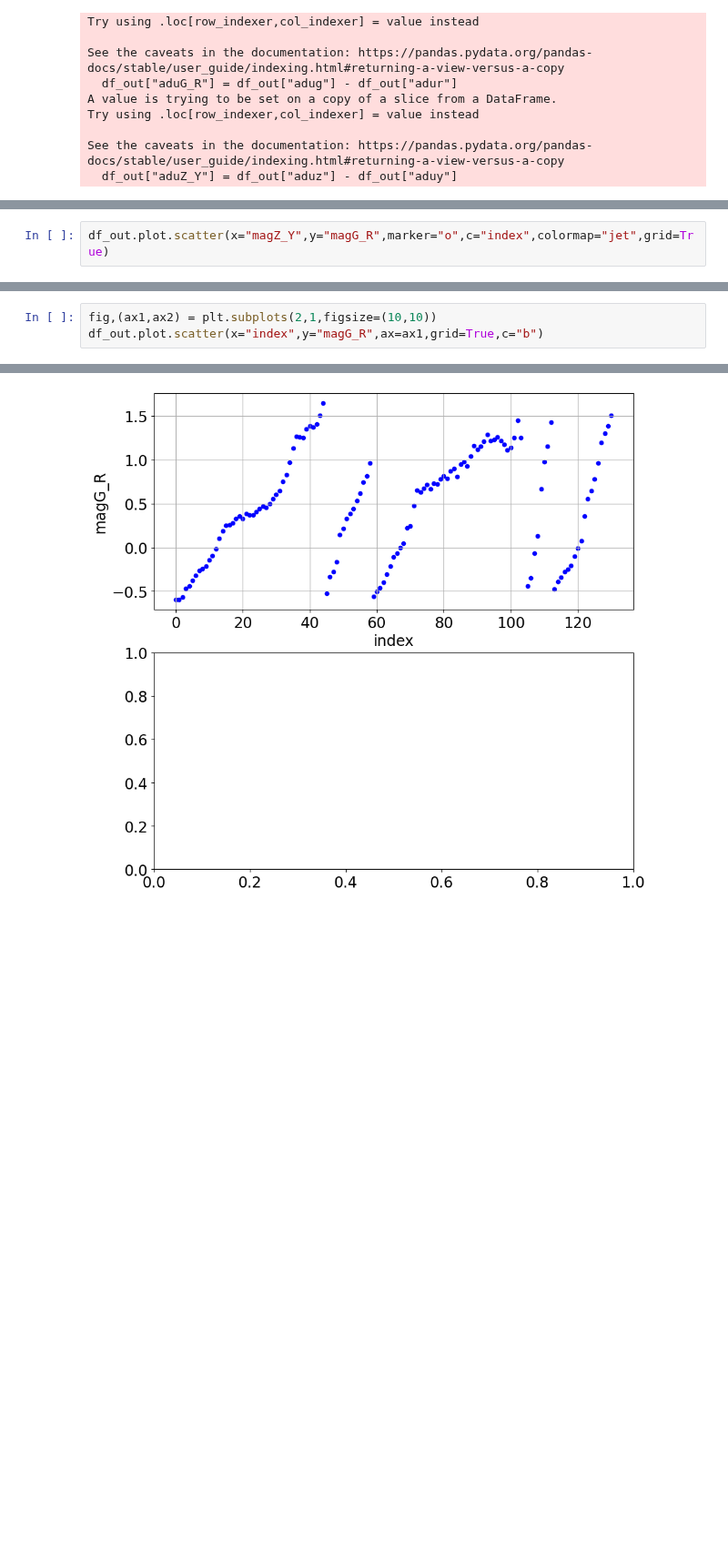
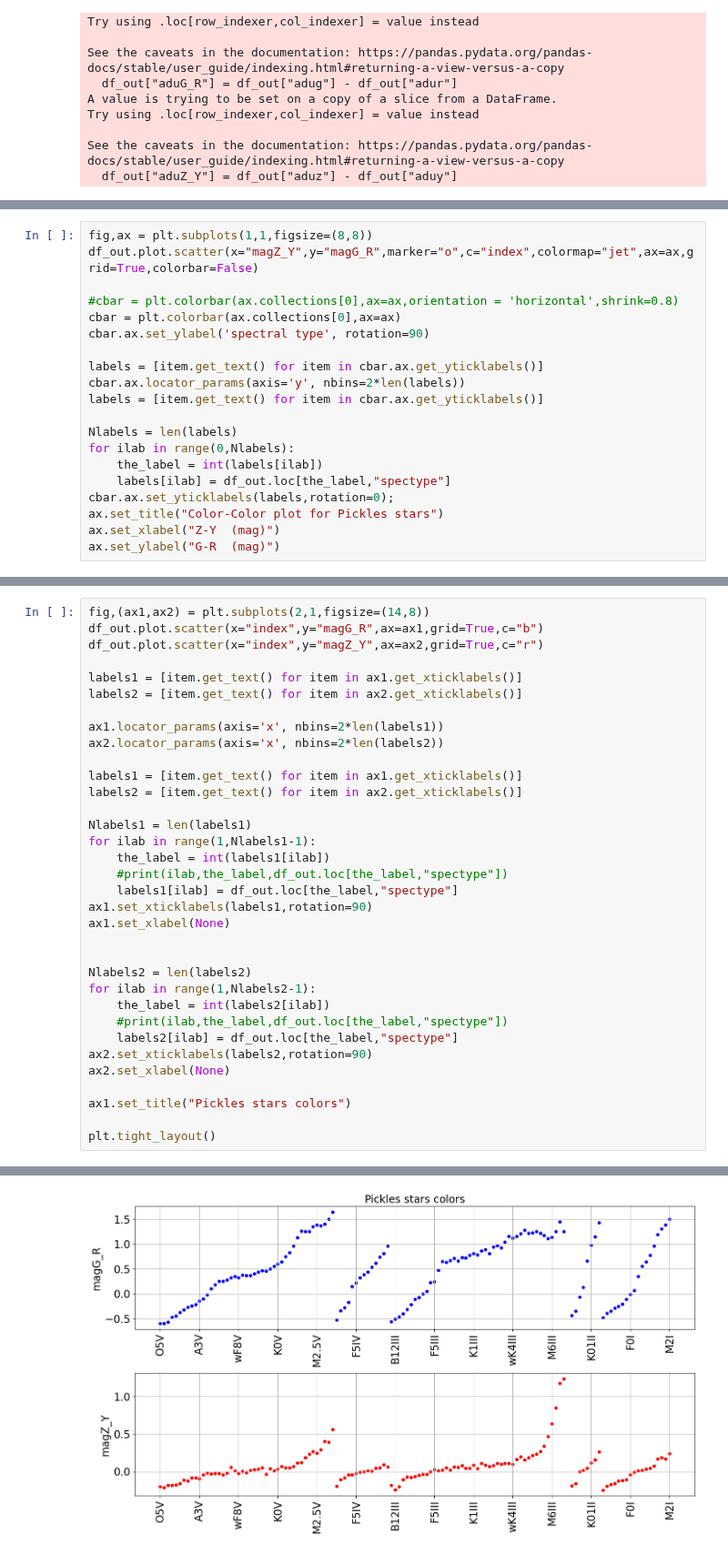
Before and after one commit to sylvielsstfr/RubinLSSTPhotometricCorrTuto, a Jupyter notebook: notebooks/06_SEDPicklesColors/ComputeMagnitudesPickles_auxtelSDSSfilters.ipynb, the cells around one changed output, grey strips where cells are left out. Shown at 91% size. Saved outputs shown, nothing was run; the diff lists cells and outputs as text; blank space fills up the shorter version.

```diff
--- a/notebooks/06_SEDPicklesColors/ComputeMagnitudesPickles_auxtelSDSSfilters.ipynb
+++ b/notebooks/06_SEDPicklesColors/ComputeMagnitudesPickles_auxtelSDSSfilters.ipynb
@@ -416,3 +453,21 @@ df_out.plot.scatter(x="aduZ_Y",y="aduG_R",marker="o",c="index",colormap="jet",gr
 # %%
-df_out.plot.scatter(x="magZ_Y",y="magG_R",marker="o",c="index",colormap="jet",grid=True)
+fig,ax = plt.subplots(1,1,figsize=(8,8))
+df_out.plot.scatter(x="magZ_Y",y="magG_R",marker="o",c="index",colormap="jet",ax=ax,grid=True,colorbar=False)
+
+#cbar = plt.colorbar(ax.collections[0],ax=ax,orientation = 'horizontal',shrink=0.8)
+cbar = plt.colorbar(ax.collections[0],ax=ax)
+cbar.ax.set_ylabel('spectral type', rotation=90)
+
+labels = [item.get_text() for item in cbar.ax.get_yticklabels()]
+cbar.ax.locator_params(axis='y', nbins=2*len(labels))
+labels = [item.get_text() for item in cbar.ax.get_yticklabels()]
+
+Nlabels = len(labels)
+for ilab in range(0,Nlabels):
+    the_label = int(labels[ilab])
+    labels[ilab] = df_out.loc[the_label,"spectype"]
+cbar.ax.set_yticklabels(labels,rotation=0);
+ax.set_title("Color-Color plot for Pickles stars")
+ax.set_xlabel("Z-Y  (mag)")
+ax.set_ylabel("G-R  (mag)")
 # %% [output]
@@ -421,4 +476,35 @@ df_out.plot.scatter(x="magZ_Y",y="magG_R",marker="o",c="index",colormap="jet",gr
 # %%
-fig,(ax1,ax2) = plt.subplots(2,1,figsize=(10,10))
+fig,(ax1,ax2) = plt.subplots(2,1,figsize=(14,8))
 df_out.plot.scatter(x="index",y="magG_R",ax=ax1,grid=True,c="b")
+df_out.plot.scatter(x="index",y="magZ_Y",ax=ax2,grid=True,c="r")
+
+labels1 = [item.get_text() for item in ax1.get_xticklabels()]
+labels2 = [item.get_text() for item in ax2.get_xticklabels()]
+
+ax1.locator_params(axis='x', nbins=2*len(labels1))
+ax2.locator_params(axis='x', nbins=2*len(labels2))
+
+labels1 = [item.get_text() for item in ax1.get_xticklabels()]
+labels2 = [item.get_text() for item in ax2.get_xticklabels()]
+
+Nlabels1 = len(labels1)
+for ilab in range(1,Nlabels1-1):
+    the_label = int(labels1[ilab])
+    #print(ilab,the_label,df_out.loc[the_label,"spectype"])
+    labels1[ilab] = df_out.loc[the_label,"spectype"]
+ax1.set_xticklabels(labels1,rotation=90)
+ax1.set_xlabel(None)
+
+
+Nlabels2 = len(labels2)
+for ilab in range(1,Nlabels2-1):
+    the_label = int(labels2[ilab])
+    #print(ilab,the_label,df_out.loc[the_label,"spectype"])
+    labels2[ilab] = df_out.loc[the_label,"spectype"]
+ax2.set_xticklabels(labels2,rotation=90)
+ax2.set_xlabel(None)
+
+ax1.set_title("Pickles stars colors")
+
+plt.tight_layout()
 # %% [output]
@@ -426 +511 @@ df_out.plot.scatter(x="index",y="magG_R",ax=ax1,grid=True,c="b")
-[figure, old version]
+[figure, new version]
```
Also changed, not shown: parts of 8 cells of this notebook.
